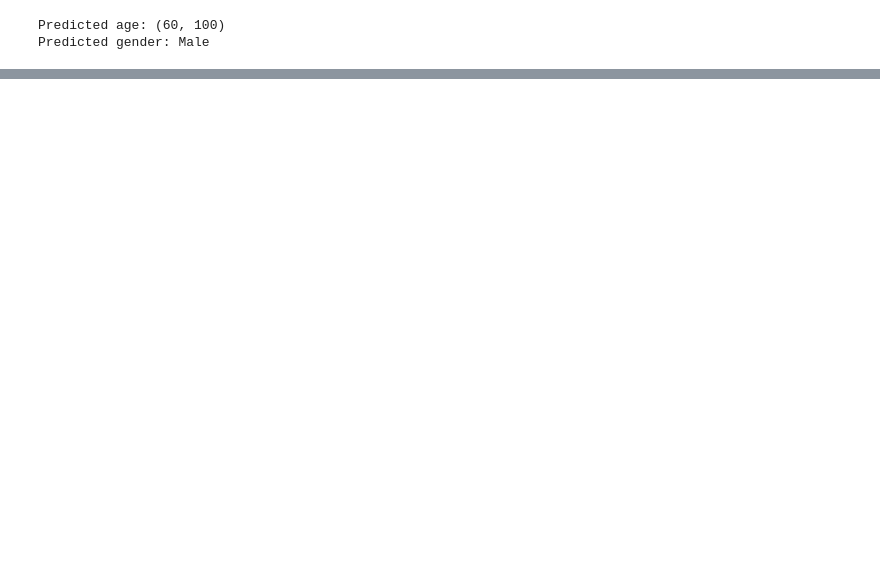
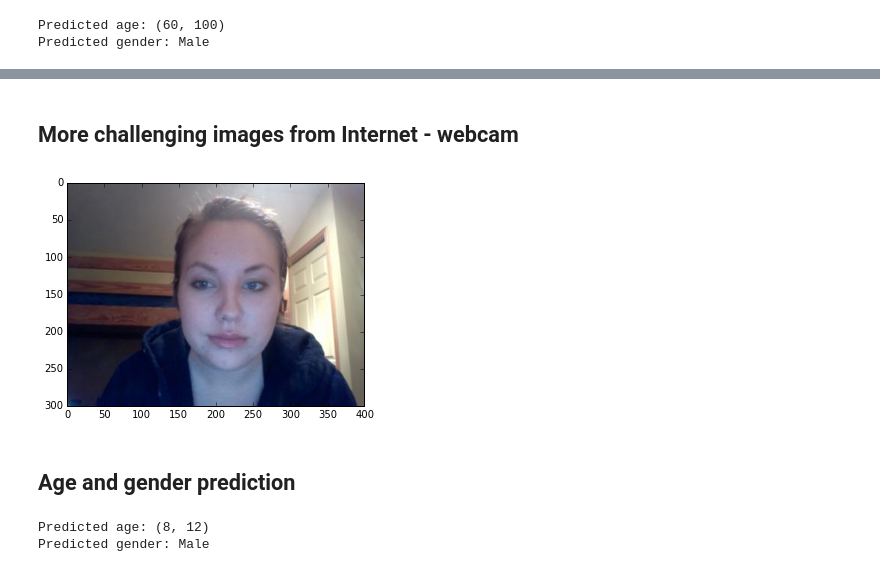
Before and after one commit to nlesc-sherlock/deeplearning, a Jupyter notebook: notebooks/age_genger_classification.ipynb, the cells around one changed output, grey strips where cells are left out. Cells and saved outputs as stored; diff of their text form; code cells hidden in the pictures; blank space fills up the shorter version.

```diff
--- a/notebooks/age_genger_classification.ipynb
+++ b/notebooks/age_genger_classification.ipynb
@@ -141,0 +170,19 @@ Predicted gender: Male
+# %% [markdown]
+## More challenging images from Internet - webcam
+# %%
+example_image6 = data_path + 'girl_webcam.jpg'
+input_image6 = caffe.io.load_image(example_image6)
+_ = plt.imshow(input_image6)
+# %% [output]
+[figure, added]
+# %% [markdown]
+## Age and gender prediction
+# %%
+prediction6 = age_net.predict([input_image6])
+print 'Predicted age:', age_list[prediction6[0].argmax()]
+
+prediction6 = gender_net.predict([input_image6])
+print 'Predicted gender:', gender_list[prediction6[0].argmax()]
+# %% [output]
+Predicted age: (8, 12)
+Predicted gender: Male
```
Also changed, not shown: parts of 31 cells of this notebook.
